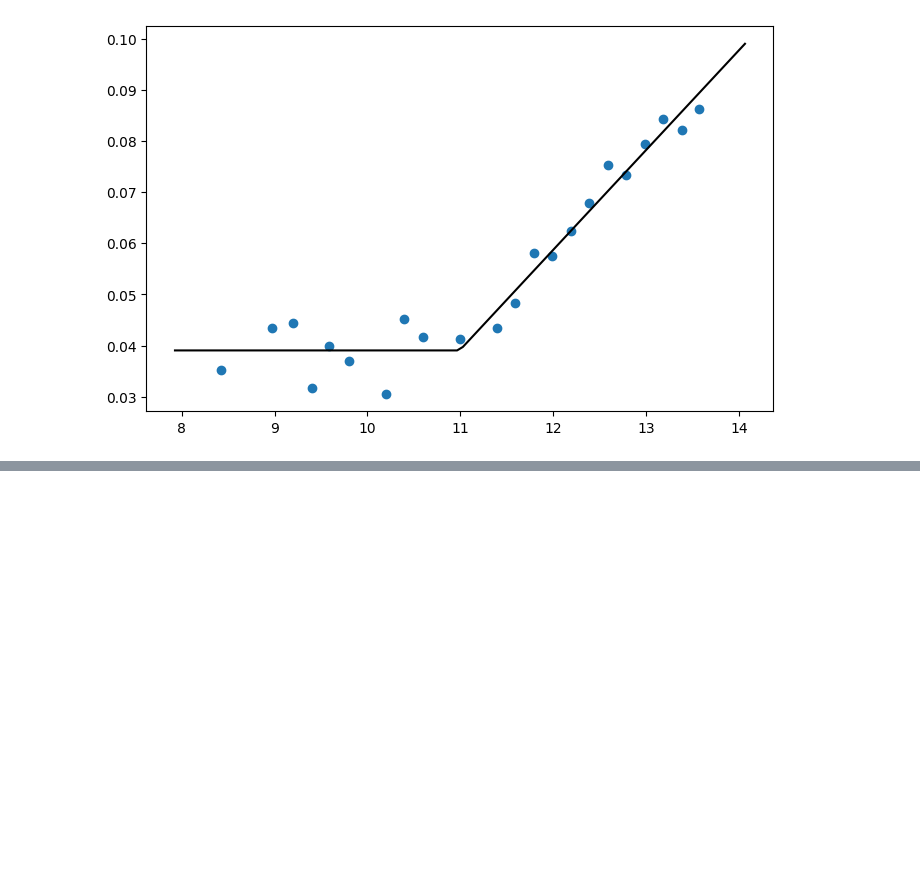
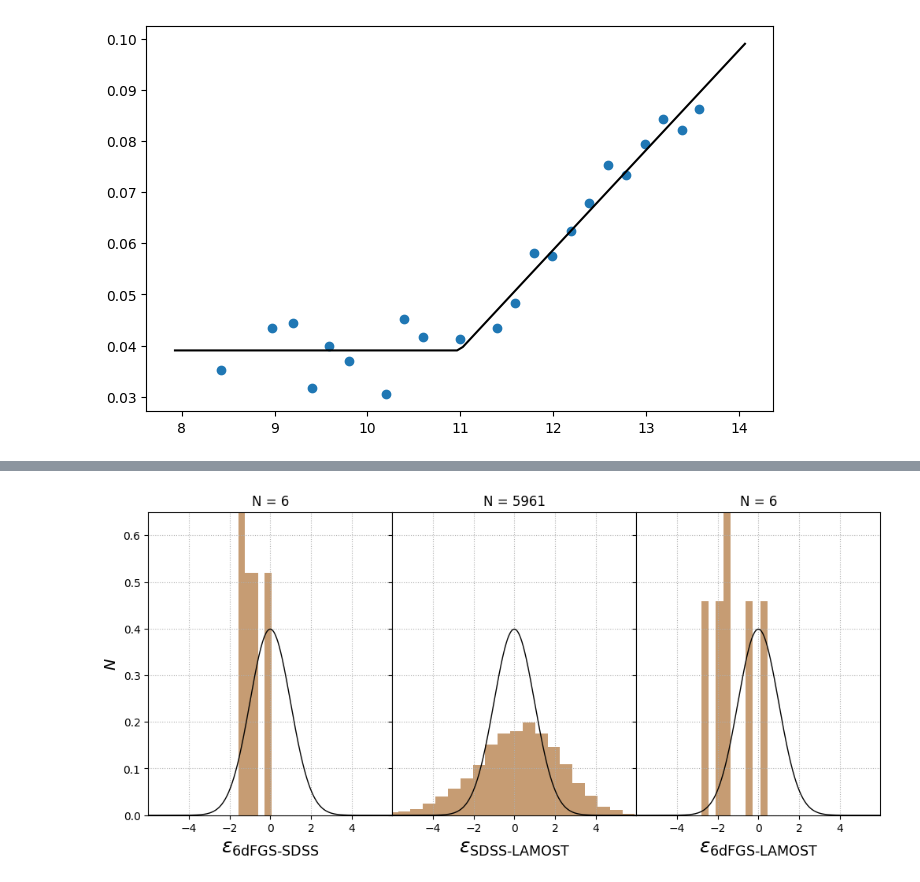
Before and after one commit to mrafifrbbn/thesis-research-2.0, a Jupyter notebook: notebook.ipynb, the cells around one changed output, grey strips where cells are left out. Cells and saved outputs as stored; diff of their text form; code cells hidden in the pictures; blank space fills up the shorter version.

```diff
--- a/notebook.ipynb
+++ b/notebook.ipynb
@@ -2391,5 +2385,0 @@ pd.read_csv('data/raw/sdss/sdss_howlett2022.dat', delim_whitespace=True)
-# %%
-# cols = pd.read_csv('data/raw/6dfgs/EDDtable18Mar2022035755.txt', header=1)
-df = pd.read_csv('data/raw/6dfgs/EDDtable18Mar2022035755.txt')
-
-df
@@ -2415,0 +2648,85 @@ Index(['PGC', 'rej', '1PGC', 'Nest', 'Name', 'Vcmb', 'Vgp', 'D75', 'D100',
+# %%
+VELDISP_ORI_OUTPUT_FILEPATH = 'data/processed/veldisp_calibrated/repeat_ori.csv'
+
+def generate_comparison_plot(method, k_6df=1.0, k_sdss=1.0, k_lamost=1.0, off_6df=0., off_sdss=0., off_lamost=0., sigma_clip=5.0):
+    '''
+    A function to generate the chi distributions histogram before vs after applying the calibrations.
+    '''
+    # CONSTANTS
+    BIN_LIST = [5, 40, 9]
+    XLIM_LIST = [(-6, 6), (-6, 6), (-6, 6)]
+    XLABEL_LIST = [r'$\epsilon_\text{6dFGS-SDSS}$', r'$\epsilon_\text{SDSS-LAMOST}$', r'$\epsilon_\text{6dFGS-LAMOST}$']
+
+    print('Generating comparison plot with the following inputs:')
+    print(f'Method: {method}')
+    print(f'k_6df: {k_6df}')
+    print(f'k_sdss: {k_sdss}')
+    print(f'k_lamost: {k_lamost}')
+    print(f'off_6df: {off_6df}')
+    print(f'off_sdss: {off_sdss}')
+    print(f'off_lamost: {off_lamost}')
+
+    try:
+        df = pd.read_csv(VELDISP_ORI_OUTPUT_FILEPATH)
+        df = df[(df['s_sdss'] > np.log10(112)) & (df['s_lamost'] > np.log10(112))]
+
+        # Apply the offsets
+        df['s_6df_scaled'] = df['s_6df'] - off_6df
+        df['es_6df_scaled'] = df['es_6df'] * k_6df
+        df['s_sdss_scaled'] = df['s_sdss'] - off_sdss
+        df['es_sdss_scaled'] = df['es_sdss'] * k_sdss
+        df['s_lamost_scaled'] = df['s_lamost'] - off_lamost
+        df['es_lamost_scaled'] = df['es_lamost'] * k_lamost
+
+        # Calculate the epsilons (without offset)
+        df['epsilon_6df_sdss'] = (df['s_6df'] - df['s_sdss']) / np.sqrt(df['es_6df']**2 + df['es_sdss']**2)
+        df['epsilon_sdss_lamost'] = (df['s_sdss'] - df['s_lamost']) / np.sqrt(df['es_sdss']**2 + df['es_lamost']**2)
+        df['epsilon_6df_lamost'] = (df['s_6df'] - df['s_lamost']) / np.sqrt(df['es_6df']**2 + df['es_lamost']**2)
+        epsilon = df[['epsilon_6df_sdss', 'epsilon_sdss_lamost', 'epsilon_6df_lamost']]
+
+        # Calculate the epsilons (with offset)
+        df['epsilon_6df_sdss_scaled'] = (df['s_6df_scaled'] - df['s_sdss_scaled']) / np.sqrt(df['es_6df_scaled']**2 + df['es_sdss_scaled']**2)
+        df['epsilon_sdss_lamost_scaled'] = (df['s_sdss_scaled'] - df['s_lamost_scaled']) / np.sqrt(df['es_sdss_scaled']**2 + df['es_lamost_scaled']**2)
+        df['epsilon_6df_lamost_scaled'] = (df['s_6df_scaled'] - df['s_lamost_scaled']) / np.sqrt(df['es_6df_scaled']**2 + df['es_lamost_scaled']**2)
+        epsilon_scaled = df[['epsilon_6df_sdss_scaled', 'epsilon_sdss_lamost_scaled', 'epsilon_6df_lamost_scaled']]
+
+        fig, axs = plt.subplots(nrows=1, ncols=3, sharey=True, figsize=(12, 5))
+
+        # Plot before and after scaling + offset
+        for i, ax in enumerate(axs):
+            data = epsilon[epsilon.columns[i]].dropna()
+            ax.hist(data, bins=BIN_LIST[i], density=True, alpha=0.5)
+
+            data_scaled = epsilon_scaled[epsilon_scaled.columns[i]].dropna()
+            ax.hist(data_scaled, bins=BIN_LIST[i], density=True, alpha=0.5)
+
+            # Misc
+            ax.grid(linestyle=":")
+            ax.set_title(f'N = {len(data)}')
+            ax.set_xlim(XLIM_LIST[i])
+            ax.set_ylim(0., 0.65)
+            ax.set_xlabel(XLABEL_LIST[i], fontsize=18)
+            ax.set_xticks(ax.get_xticks()[1:-1])
+
+            if i==0:
+                ax.set_ylabel(r'$N$', fontsize=14)
+
+        # Plot standard normal Gaussians (target)
+        x = np.arange(start=-10., stop=10., step=0.0001)
+        y = norm.pdf(x, loc=0., scale=1.)
+        for ax in axs:
+            ax.plot(x, y, c='k', lw=1.0)
+
+        plt.subplots_adjust(wspace=0)
+
+        img_output_path = os.path.join(ROOT_PATH, f'img/veldisp_comparison_{method}_{sigma_clip}sigma.png')
+        print(f'Saving image to {img_output_path}')
+#         plt.tight_layout()
+#         fig.savefig(img_output_path, dpi=300)
+        plt.show()
+        return
+    except Exception as e:
+        logger.error(f'Generating comparison plot failed. Reason: {e}.')
+
+generate_comparison_plot('test')
+# %% [output]
@@ -2415,0 +2742 @@ Index(['PGC', 'rej', '1PGC', 'Nest', 'Name', 'Vcmb', 'Vgp', 'D75', 'D100',
+[figure, added]
```
Also changed, not shown: parts of 15 cells of this notebook, 2 other files.
